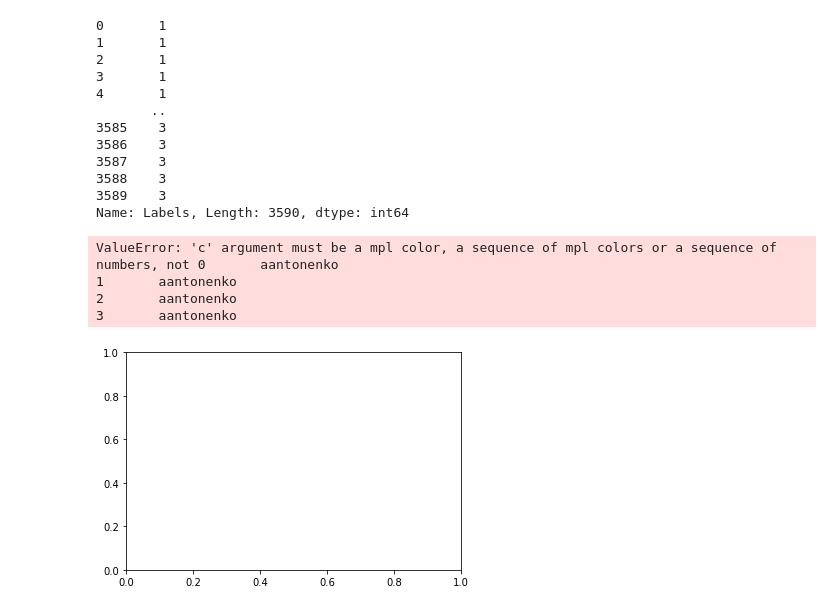
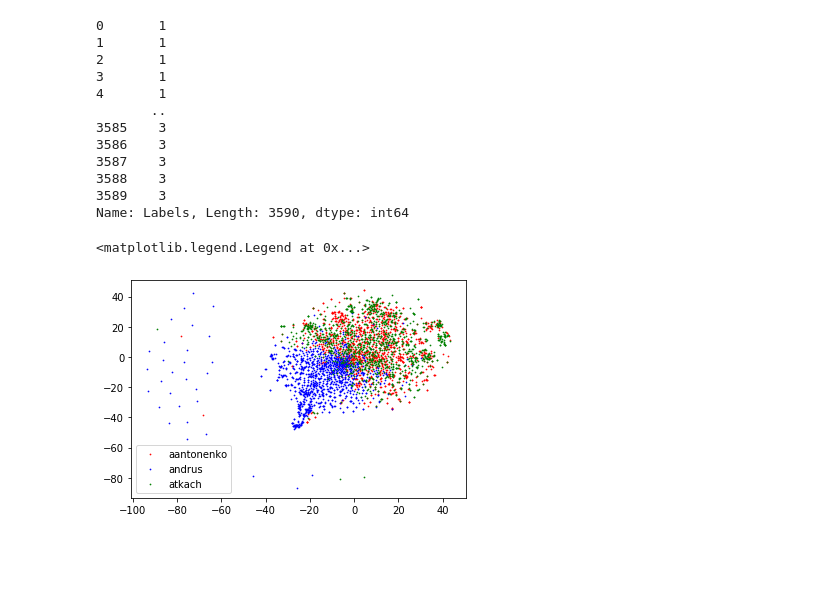
Before and after one commit to kitsosfil/Jjira_TSNE, a Jupyter notebook: Jjira_TSNE.ipynb, the cells around one changed output. Saved outputs shown, nothing was run; the diff lists cells and outputs as text; code cells hidden in the pictures; blank space fills up the shorter version.

```diff
--- a/Jjira_TSNE.ipynb
+++ b/Jjira_TSNE.ipynb
@@ -85,18 +85,21 @@ X_embedded = tsne.fit_transform(X)
 # %%
 import matplotlib.pyplot as plt
 import numpy as np
 
 category_to_color = { 1: 'red', 2:'blue', 3: 'green'}
 category_to_label = { 1: MC[0], 2:MC[1], 3: MC[2]}
 
+#.replace({MC[0]: 1, MC[1]: 2, MC[2]: 3}, inplace= True)
+
 colors = y.replace({ 1: 'r', 2: 'b', 3: 'g'})
+y_new =y.replace(MC[0],1).replace(MC[1],2).replace(MC[2],3)
 
-plt.scatter(X_embedded[:,0], X_embedded[:,1], c =colors, s = data.Labels)
-plt.legend()
-plt.show()
+fig , ax = plt.subplots()
+for category , color in category_to_color.items():
+    mask = y_new == category
+    ax.scatter(X_embedded[mask,0],X_embedded[mask,1], s = 0.5, color = color , label = category_to_label[category])
+
+ax.legend(loc= 'best')
 # %% [output]
-ValueError: 'c' argument must be a mpl color, a sequence of mpl colors or a sequence of numbers, not 0       aantonenko
-1       aantonenko
-2       aantonenko
-3       aantonenko
+<matplotlib.legend.Legend at 0x...>
-[figure, old version]
+[figure, new version]
```
Also changed, not shown: parts of 1 cell of this notebook.
